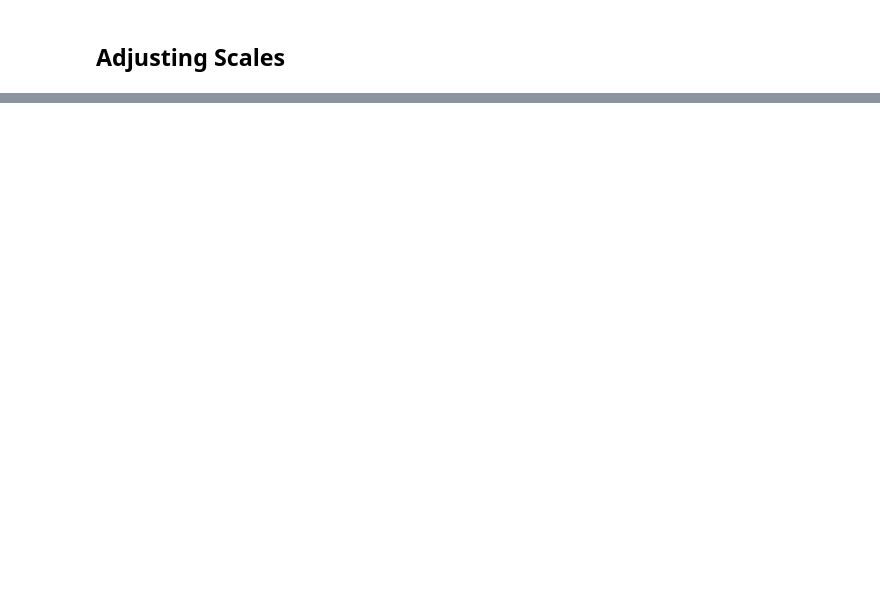
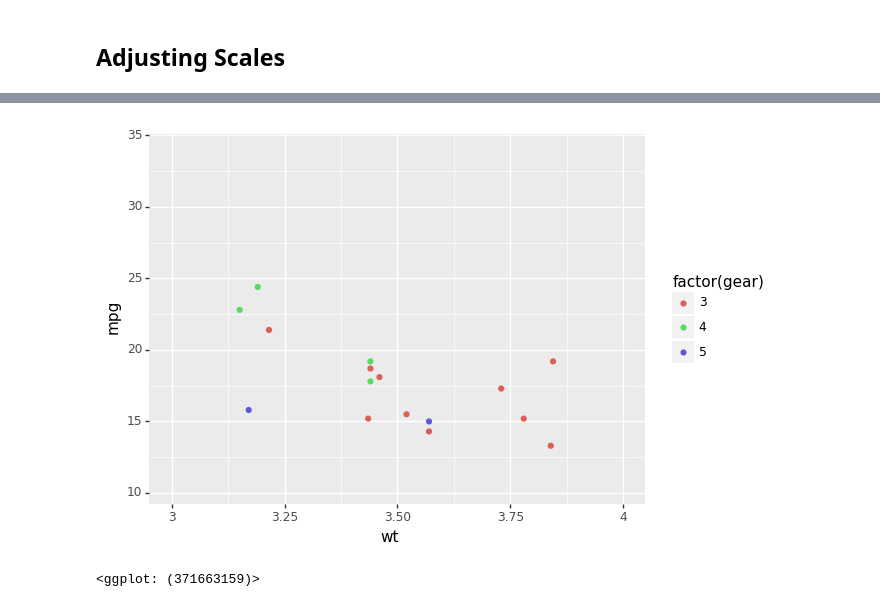
Before and after one commit to adroit-ds/plotnine, a Jupyter notebook: plotnine-notebook.ipynb, the cells around one changed output, grey strips where cells are left out. Drawn from its saved outputs; the diff is of its cells as text; code cells hidden in the pictures; blank space fills up the shorter version.

```diff
--- a/plotnine-notebook.ipynb
+++ b/plotnine-notebook.ipynb
@@ -197,0 +200,8 @@ best_mpg_by_gear = (mtcars
+# %%
+(ggplot(mtcars, aes(x="wt", y="mpg"))
+ + geom_point(aes(color='factor(gear)'))
+ + xlim(3,4)
+)
+# %% [output]
+[figure, added]
+<ggplot: (371663159)>
```
Also changed, not shown: parts of 22 cells of this notebook.
